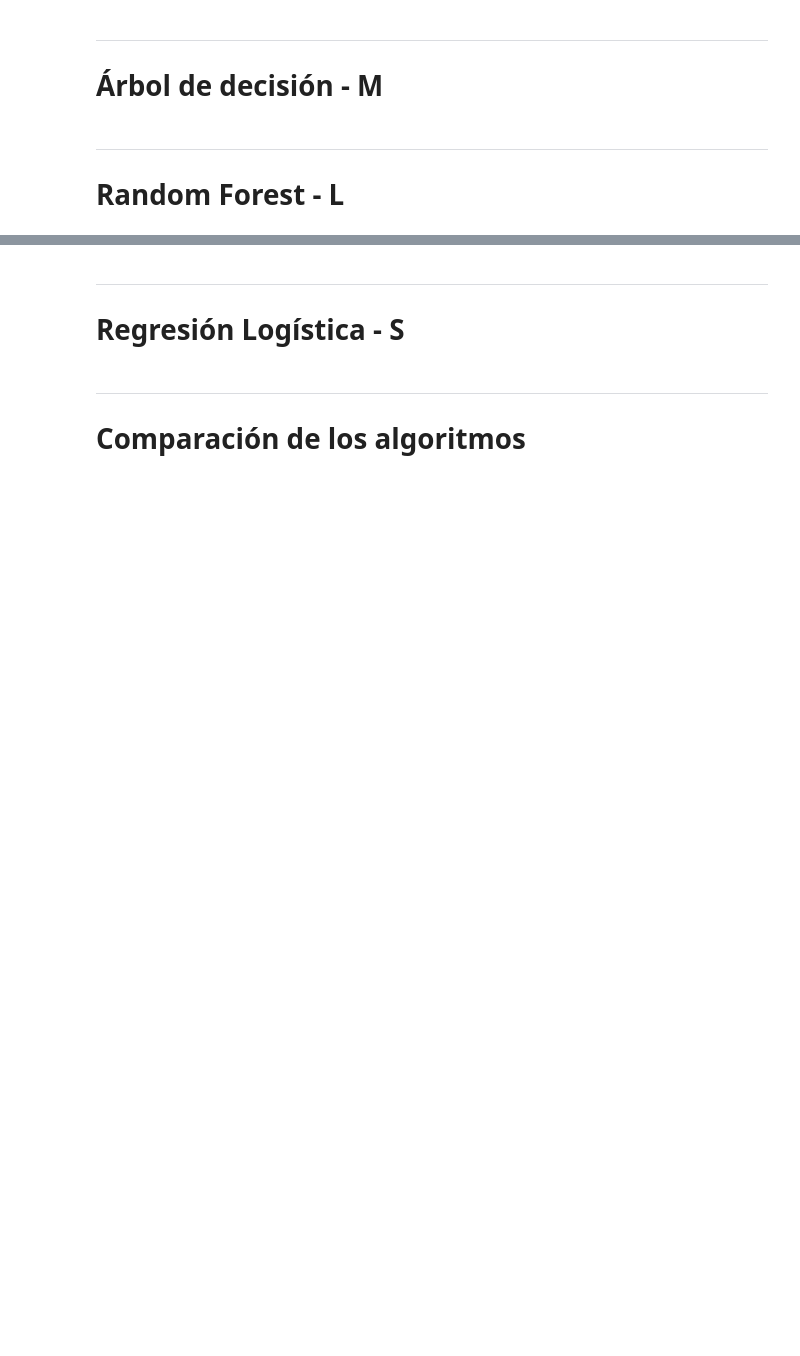
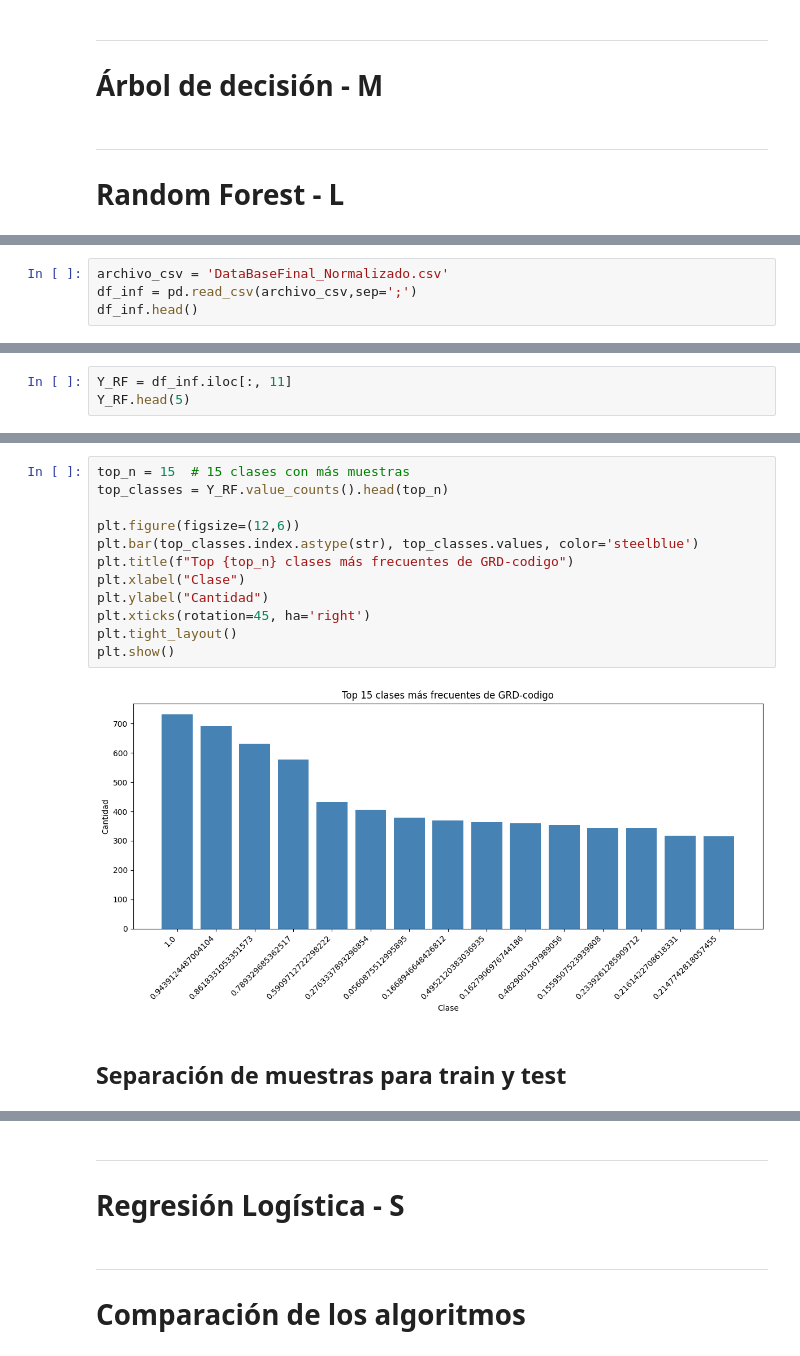
Before and after one commit to Santiago-Rivera-Estrada/Practica2InfoMedica, a Jupyter notebook: Informe_Practica2 (1).ipynb, the cells around one changed output, grey strips where cells are left out. Saved outputs shown, nothing was run; the diff lists cells and outputs as text; blank space fills up the shorter version.

```diff
--- a/Informe_Practica2 (1).ipynb
+++ b/Informe_Practica2 (1).ipynb
@@ -593,0 +597,4 @@ print(y.value_counts(normalize=True).head(10))
+# %%
+archivo_csv = 'DataBaseFinal_Normalizado.csv'
+df_inf = pd.read_csv(archivo_csv,sep=';')
+df_inf.head()
@@ -593,0 +622,3 @@ print(y.value_counts(normalize=True).head(10))
+# %%
+Y_RF = df_inf.iloc[:, 11]
+Y_RF.head(5)
@@ -593,0 +674,16 @@ print(y.value_counts(normalize=True).head(10))
+# %%
+top_n = 15  # 15 clases con más muestras
+top_classes = Y_RF.value_counts().head(top_n)
+
+plt.figure(figsize=(12,6))
+plt.bar(top_classes.index.astype(str), top_classes.values, color='steelblue')
+plt.title(f"Top {top_n} clases más frecuentes de GRD-codigo")
+plt.xlabel("Clase")
+plt.ylabel("Cantidad")
+plt.xticks(rotation=45, ha='right')
+plt.tight_layout()
+plt.show()
+# %% [output]
+[figure, added]
+# %% [markdown]
+## Separación de muestras para train y test
```
Also changed, not shown: parts of 27 cells of this notebook, 1 other file.
